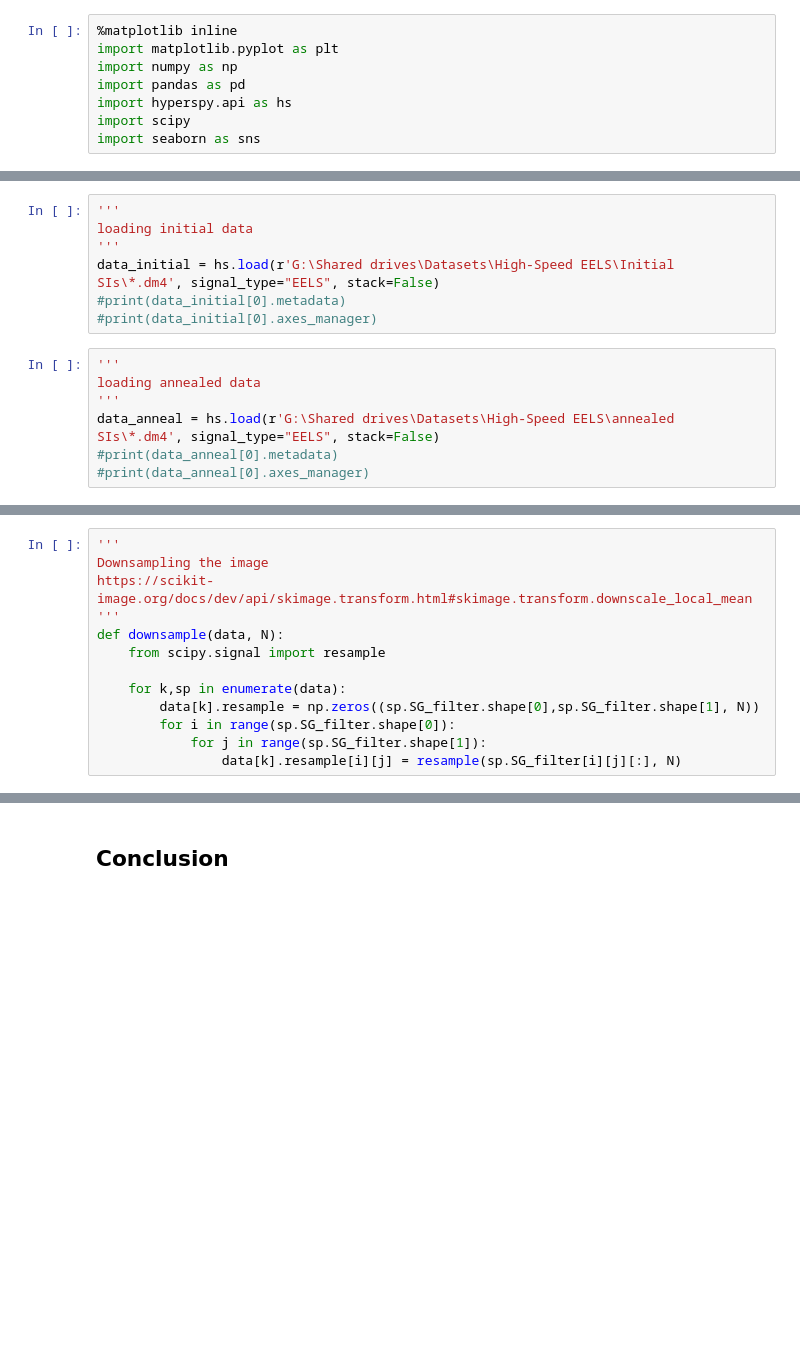
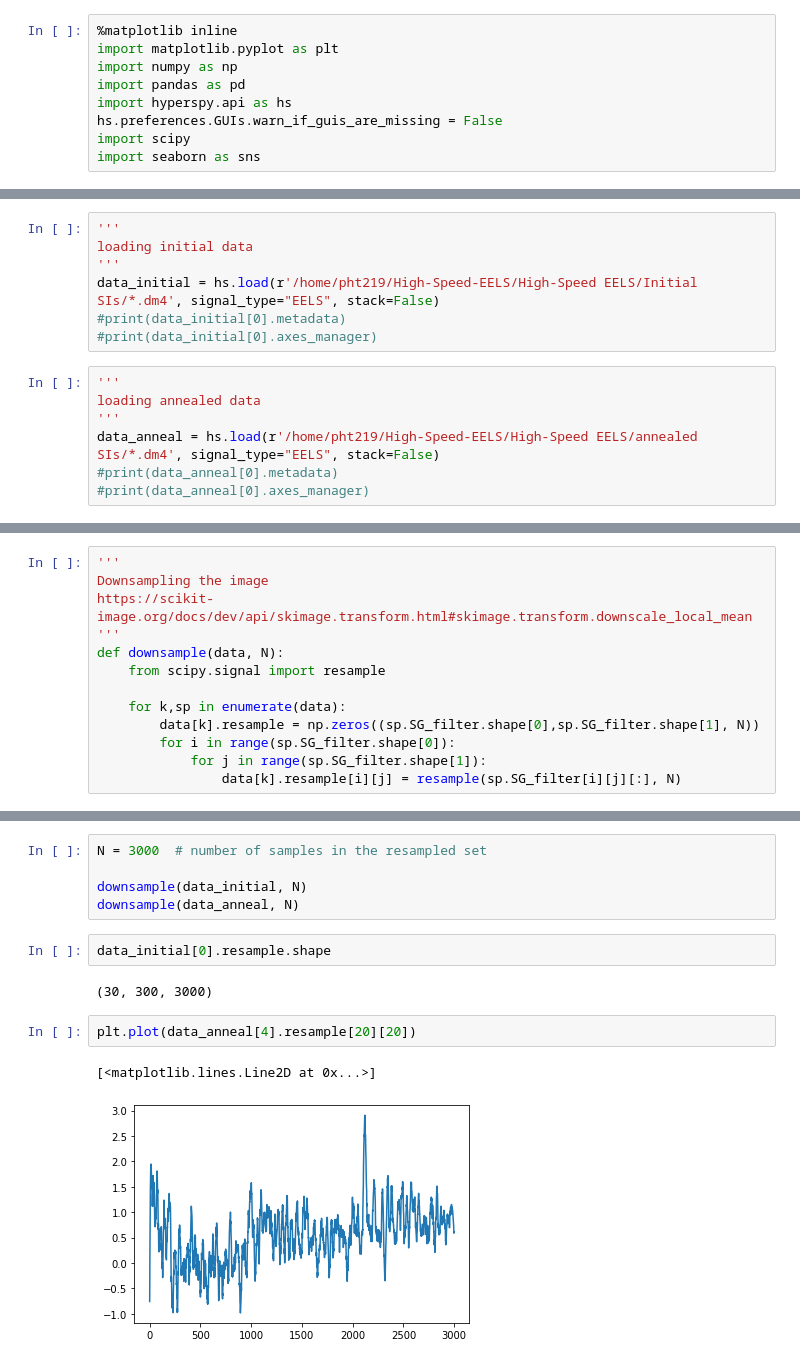
Before and after one commit to techtana/EELS_SFO, a Jupyter notebook: EELS SFO - Autoencoder.ipynb, the cells around one changed output, grey strips where cells are left out. Saved outputs shown, nothing was run; the diff lists cells and outputs as text; blank space fills up the shorter version.

```diff
--- a/EELS SFO - Autoencoder.ipynb
+++ b/EELS SFO - Autoencoder.ipynb
@@ -42,6 +42,7 @@ import matplotlib.pyplot as plt
 import numpy as np
 import pandas as pd
 import hyperspy.api as hs
+hs.preferences.GUIs.warn_if_guis_are_missing = False
 import scipy
 import seaborn as sns
 # %% [output]
@@ -51,14 +84,14 @@ WARNING:hyperspy_gui_traitsui:The traitsui GUI elements are not available.
 '''
 loading initial data
 '''
-data_initial = hs.load(r'G:\Shared drives\Datasets\High-Speed EELS\Initial SIs\*.dm4', signal_type="EELS", stack=False)
+data_initial = hs.load(r'/home/pht219/High-Speed-EELS/High-Speed EELS/Initial SIs/*.dm4', signal_type="EELS", stack=False)
 #print(data_initial[0].metadata)
 #print(data_initial[0].axes_manager)
 # %%
 '''
 loading annealed data
 '''
-data_anneal = hs.load(r'G:\Shared drives\Datasets\High-Speed EELS\annealed SIs\*.dm4', signal_type="EELS", stack=False)
+data_anneal = hs.load(r'/home/pht219/High-Speed-EELS/High-Speed EELS/annealed SIs/*.dm4', signal_type="EELS", stack=False)
 #print(data_anneal[0].metadata)
 #print(data_anneal[0].axes_manager)
 # %%
@@ -507,2 +192,14 @@ epoch [500/500], loss:0.2028
-# %% [markdown]
-## Conclusion
+# %%
+N = 3000  # number of samples in the resampled set
+
+downsample(data_initial, N)
+downsample(data_anneal, N)
+# %%
+data_initial[0].resample.shape
+# %% [output]
+(30, 300, 3000)
+# %%
+plt.plot(data_anneal[4].resample[20][20])
+# %% [output]
+[<matplotlib.lines.Line2D at 0x...>]
+[figure, added]
```
Also changed, not shown: parts of 44 cells of this notebook, 2 other files.
